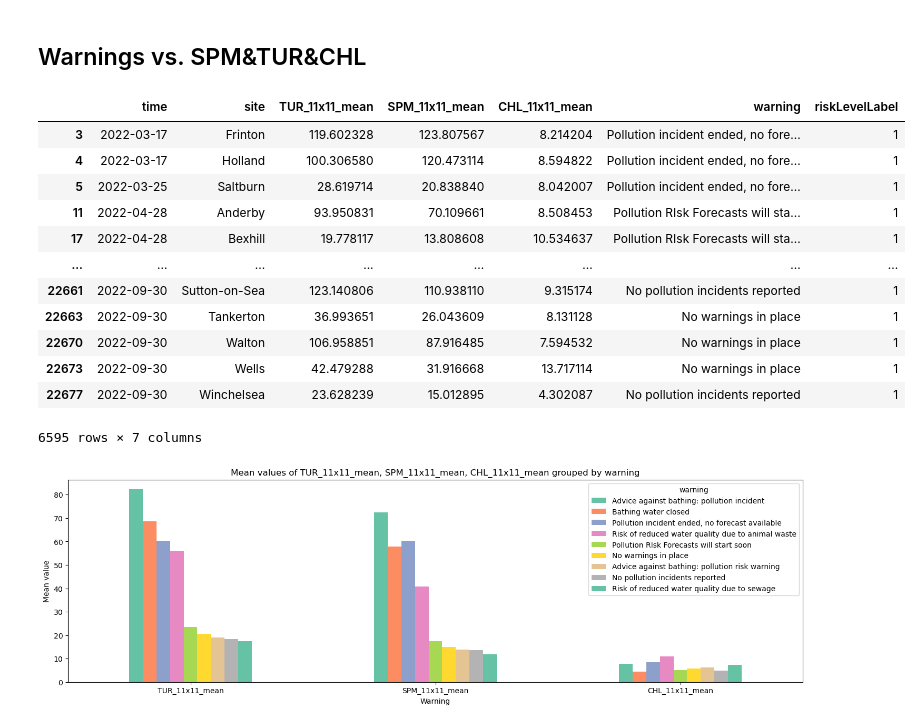
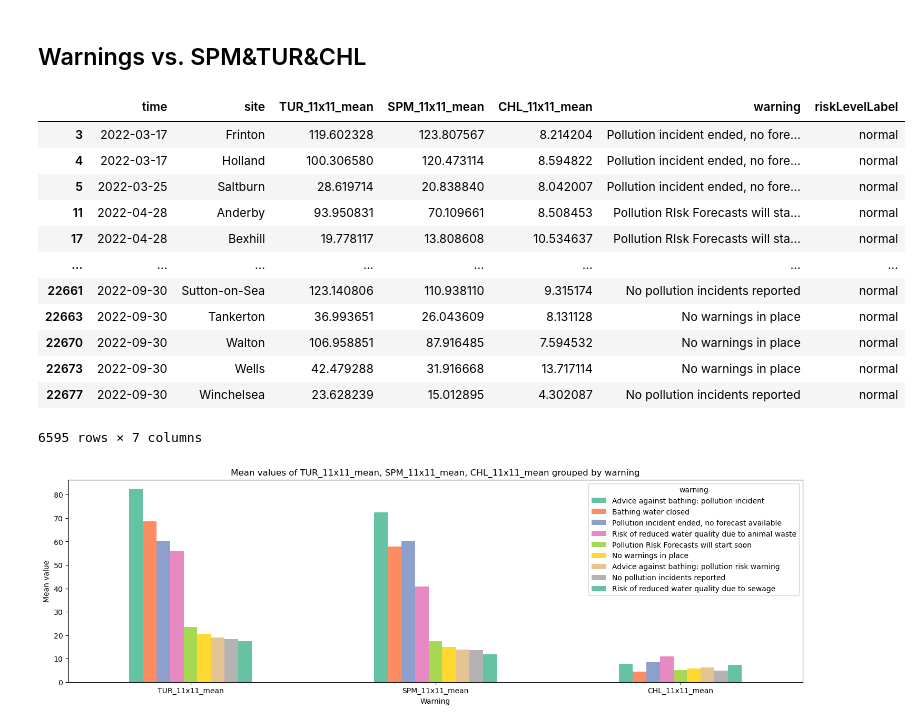
Before and after one commit to gravity948/capstone-project-sewage-pollution, a Jupyter notebook: EDA.ipynb, the cells around one changed output. Saved outputs shown, nothing was run; the diff lists cells and outputs as text; code cells hidden in the pictures.

```diff
--- a/EDA.ipynb
+++ b/EDA.ipynb
@@ -238,21 +257,20 @@ There is significant correlation between the variables when using Kendall and Sp
 # %%
 df2 = pd.merge(df_11x11_mean, riskforecasting, on=['site','time'])
 df2 = df2.dropna()
-df2['riskLevelLabel'].replace(['increased', 'normal'],[0, 1], inplace=True)
 df2
 # %% [output]
 |  | time | site | TUR_11x11_mean | SPM_11x11_mean | CHL_11x11_mean | warning | riskLevelLabel |
-| 3 | 2022-03-17 | Frinton | 119.602328 | 123.807567 | 8.214204 | Pollution incident ended, no fore... | 1 |
-| 4 | 2022-03-17 | Holland | 100.306580 | 120.473114 | 8.594822 | Pollution incident ended, no fore... | 1 |
-| 5 | 2022-03-25 | Saltburn | 28.619714 | 20.838840 | 8.042007 | Pollution incident ended, no fore... | 1 |
-| 11 | 2022-04-28 | Anderby | 93.950831 | 70.109661 | 8.508453 | Pollution RIsk Forecasts will sta... | 1 |
-| 17 | 2022-04-28 | Bexhill | 19.778117 | 13.808608 | 10.534637 | Pollution RIsk Forecasts will sta... | 1 |
+| 3 | 2022-03-17 | Frinton | 119.602328 | 123.807567 | 8.214204 | Pollution incident ended, no fore... | normal |
+| 4 | 2022-03-17 | Holland | 100.306580 | 120.473114 | 8.594822 | Pollution incident ended, no fore... | normal |
+| 5 | 2022-03-25 | Saltburn | 28.619714 | 20.838840 | 8.042007 | Pollution incident ended, no fore... | normal |
+| 11 | 2022-04-28 | Anderby | 93.950831 | 70.109661 | 8.508453 | Pollution RIsk Forecasts will sta... | normal |
+| 17 | 2022-04-28 | Bexhill | 19.778117 | 13.808608 | 10.534637 | Pollution RIsk Forecasts will sta... | normal |
 | ... | ... | ... | ... | ... | ... | ... | ... |
-| 22661 | 2022-09-30 | Sutton-on-Sea | 123.140806 | 110.938110 | 9.315174 | No pollution incidents reported | 1 |
-| 22663 | 2022-09-30 | Tankerton | 36.993651 | 26.043609 | 8.131128 | No warnings in place | 1 |
-| 22670 | 2022-09-30 | Walton | 106.958851 | 87.916485 | 7.594532 | No warnings in place | 1 |
-| 22673 | 2022-09-30 | Wells | 42.479288 | 31.916668 | 13.717114 | No warnings in place | 1 |
-| 22677 | 2022-09-30 | Winchelsea | 23.628239 | 15.012895 | 4.302087 | No pollution incidents reported | 1 |
+| 22661 | 2022-09-30 | Sutton-on-Sea | 123.140806 | 110.938110 | 9.315174 | No pollution incidents reported | normal |
+| 22663 | 2022-09-30 | Tankerton | 36.993651 | 26.043609 | 8.131128 | No warnings in place | normal |
+| 22670 | 2022-09-30 | Walton | 106.958851 | 87.916485 | 7.594532 | No warnings in place | normal |
+| 22673 | 2022-09-30 | Wells | 42.479288 | 31.916668 | 13.717114 | No warnings in place | normal |
+| 22677 | 2022-09-30 | Winchelsea | 23.628239 | 15.012895 | 4.302087 | No pollution incidents reported | normal |
 6595 rows × 7 columns
 # %%
 sns.set_palette("Set2")
```
Also changed, not shown: parts of 11 cells of this notebook, 1 other file.
